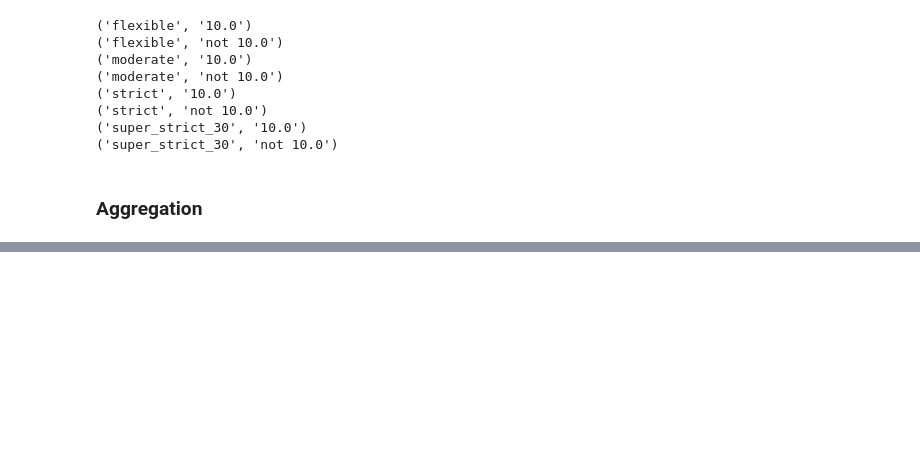
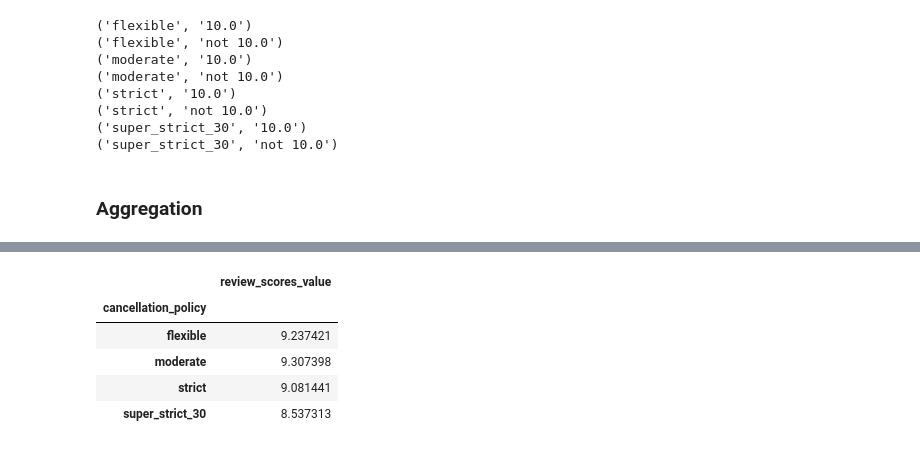
Before and after one commit to irinavalenzuela/Applied-Data-Science-Python, a Jupyter notebook: Week3_dataprocessing.ipynb, the cells around one changed output, grey strips where cells are left out. Saved outputs shown, nothing was run; the diff lists cells and outputs as text; code cells hidden in the pictures; blank space fills up the shorter version.

```diff
--- a/Week3_dataprocessing.ipynb
+++ b/Week3_dataprocessing.ipynb
@@ -624,0 +636,12 @@ df=df.reset_index()
+# %%
+# What is the problem?
+# There is a bunch of no numbers. np.average does not ignore NaNs
+
+df.groupby('cancellation_policy').agg({'review_scores_value':np.nanmean})
+# %% [output]
+|  | review_scores_value |
+| cancellation_policy |  |
+| flexible | 9.237421 |
+| moderate | 9.307398 |
+| strict | 9.081441 |
+| super_strict_30 | 8.537313 |
```
Also changed, not shown: parts of 1 cell of this notebook.
